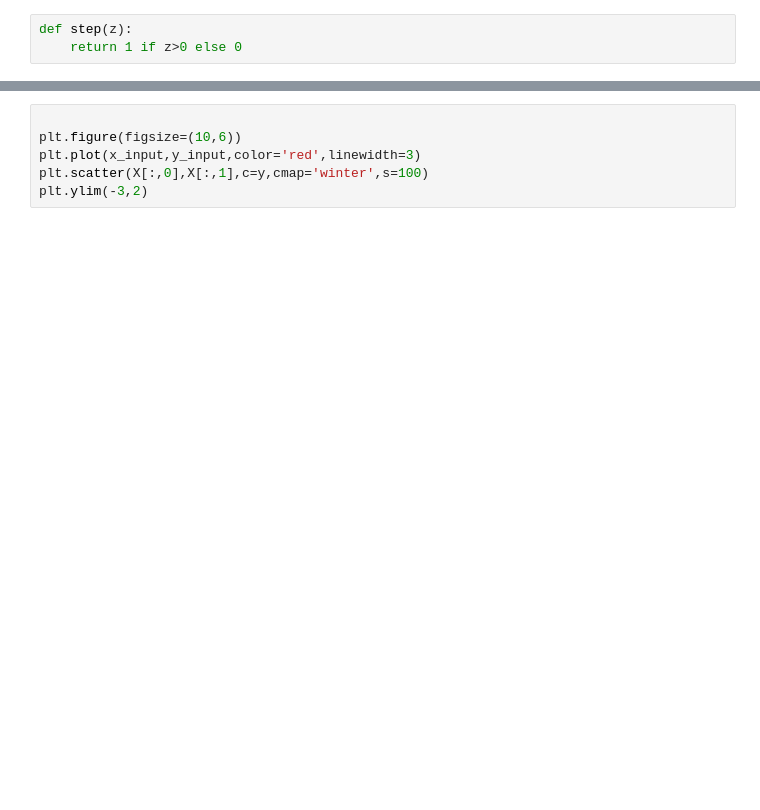
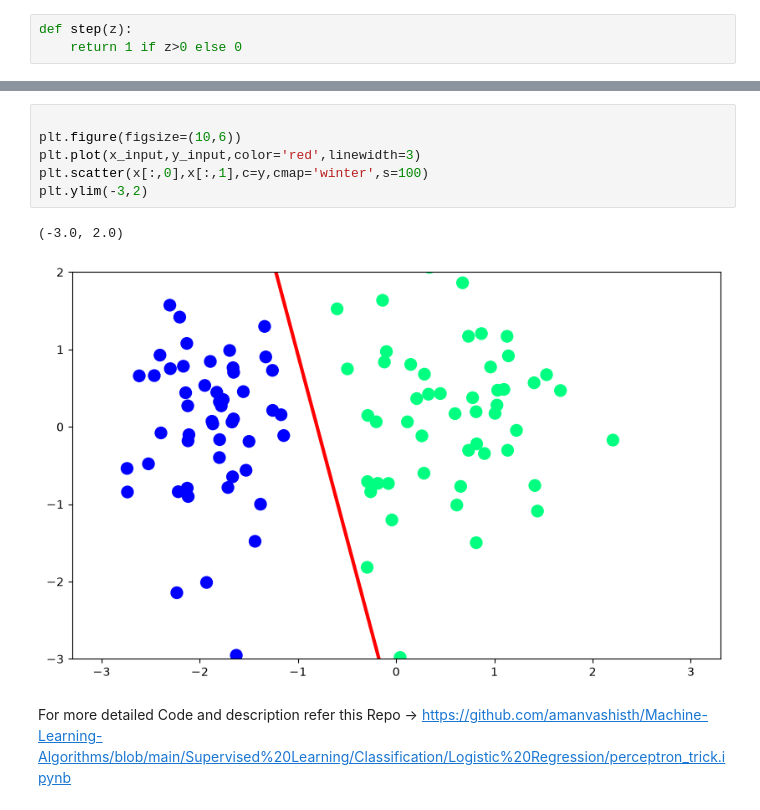
Before and after one commit to amanvashisth/Deep-Learning, a Jupyter notebook: Perceptron/perceptron_trick.ipynb, the cells around one changed output, grey strips where cells are left out. Cells and saved outputs as stored; diff of their text form; blank space fills up the shorter version.

```diff
--- a/Perceptron/perceptron_trick.ipynb
+++ b/Perceptron/perceptron_trick.ipynb
@@ -38,6 +39,11 @@ y_input = m*x_input + b
 # %%
 
 plt.figure(figsize=(10,6))
 plt.plot(x_input,y_input,color='red',linewidth=3)
-plt.scatter(X[:,0],X[:,1],c=y,cmap='winter',s=100)
+plt.scatter(x[:,0],x[:,1],c=y,cmap='winter',s=100)
 plt.ylim(-3,2)
+# %% [output]
+(-3.0, 2.0)
+[figure, added]
+# %% [markdown]
+For more detailed Code and description refer this Repo -> https://github.com/amanvashisth/Machine-Learning-Algorithms/blob/main/Supervised%20Learning/Classification/Logistic%20Regression/perceptron_trick.ipynb
```
Also changed, not shown: parts of 7 cells of this notebook.
